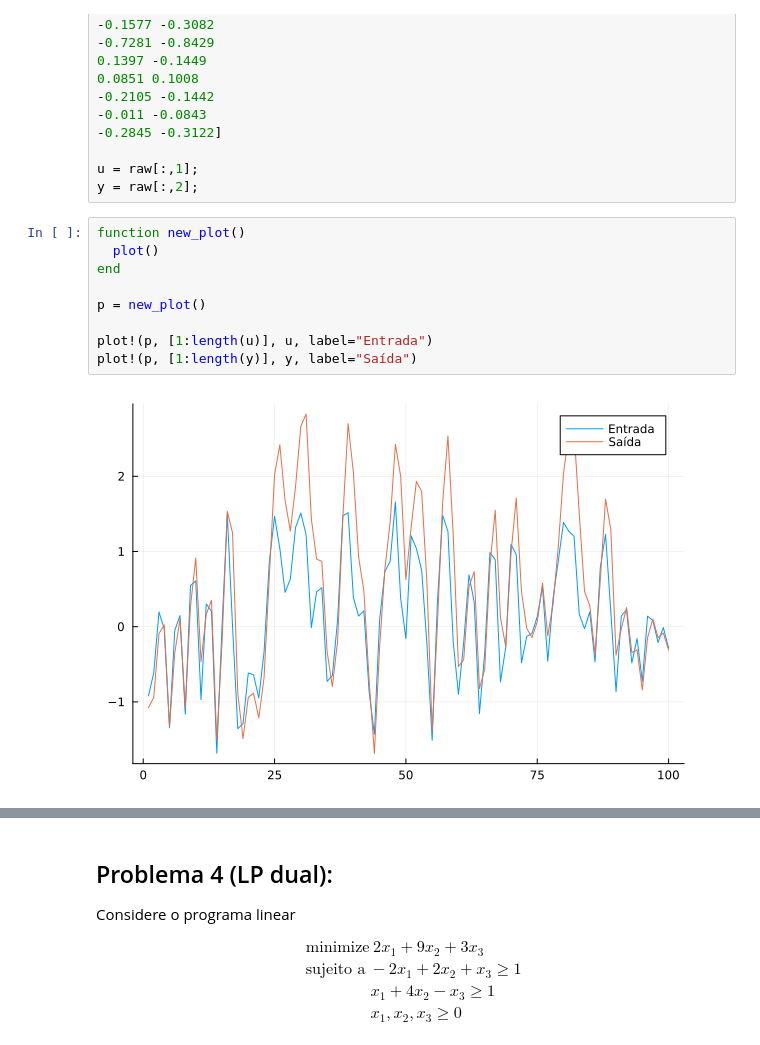
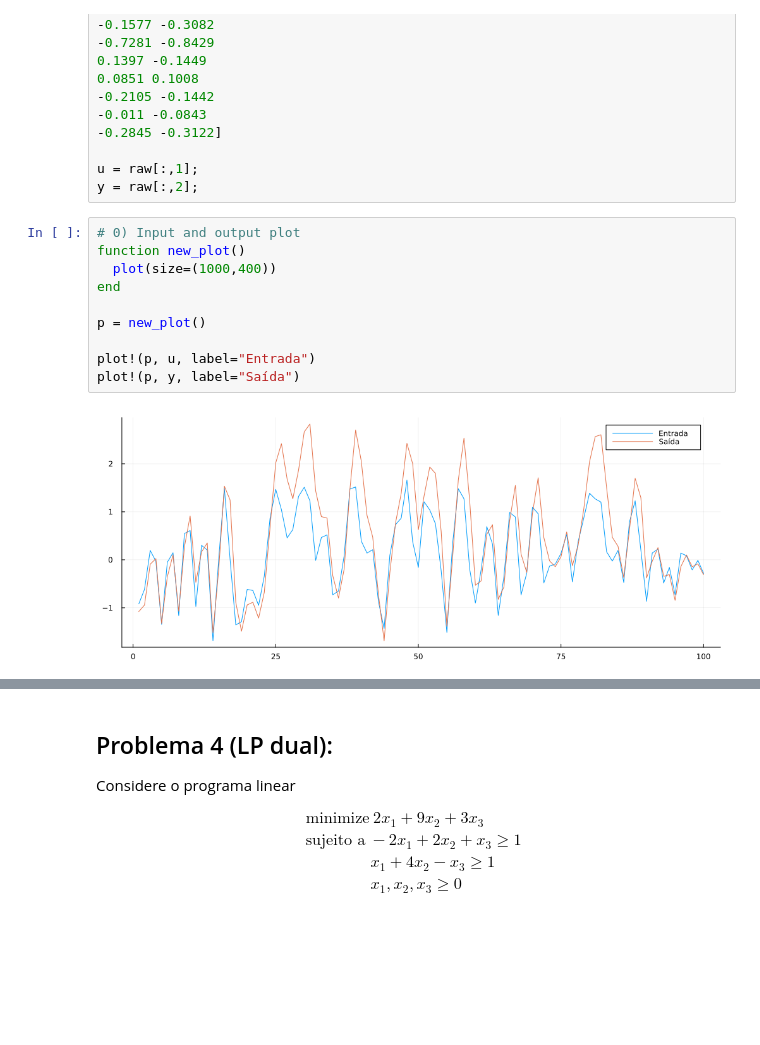
Before and after one commit to html-3/optimization-notebook-julia, a Jupyter notebook: lista2.ipynb, the cells around one changed output, grey strips where cells are left out. Saved outputs shown, nothing was run; the diff lists cells and outputs as text; blank space fills up the shorter version.

```diff
--- a/lista2.ipynb
+++ b/lista2.ipynb
@@ -356,14 +356,15 @@ raw = [-0.9188 -1.0773
 u = raw[:,1];
 y = raw[:,2];
 # %%
+# 0) Input and output plot
 function new_plot()
-  plot()
+  plot(size=(1000,400))
 end
 
 p = new_plot()
 
-plot!(p, [1:length(u)], u, label="Entrada")
-plot!(p, [1:length(y)], y, label="Saída")
+plot!(p, u, label="Entrada")
+plot!(p, y, label="Saída")
 # %% [output]
-[figure, old version]
+[figure, new version]
 # %%
```
Also changed, not shown: parts of 5 cells of this notebook.
